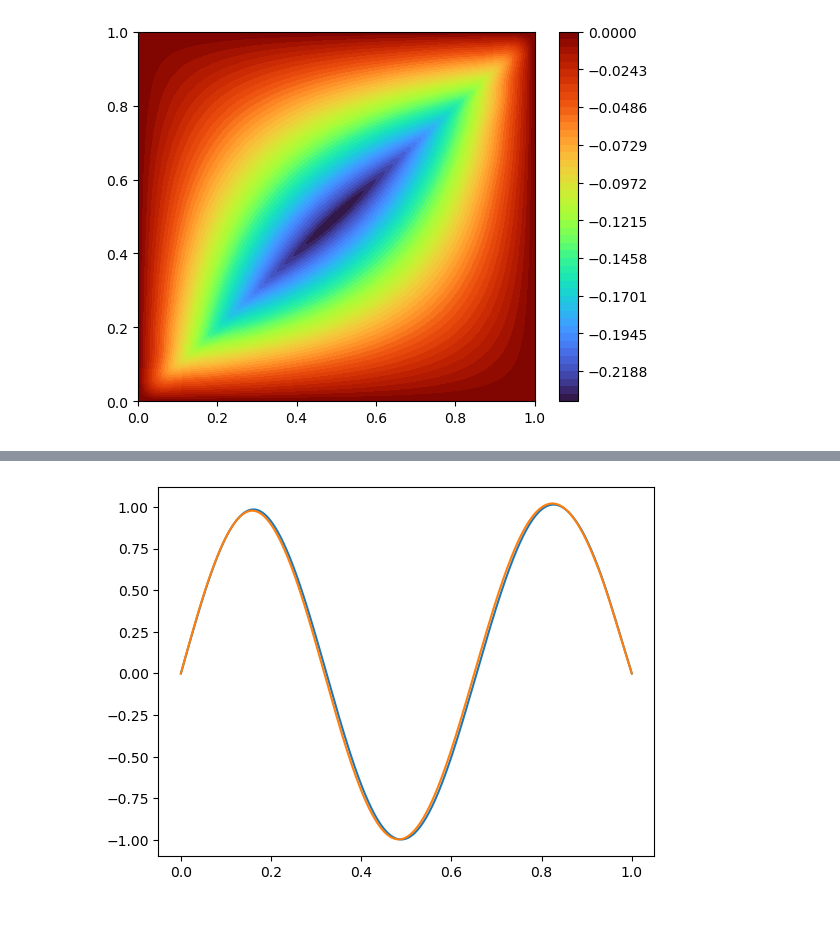
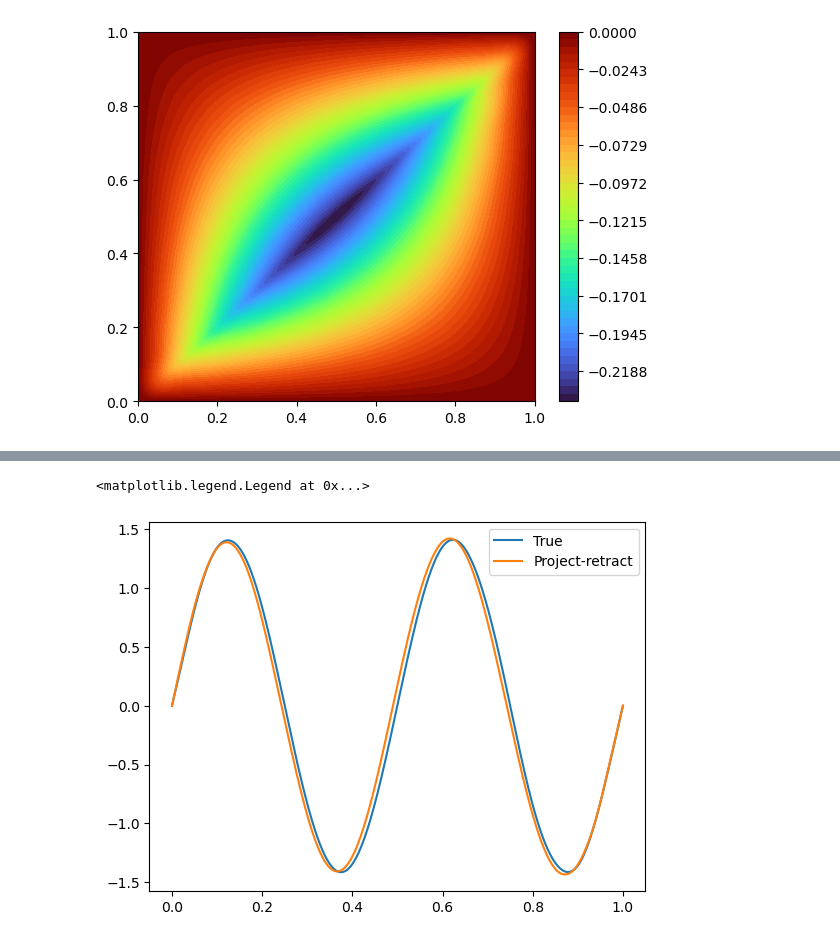
Before and after one commit to hsharsh/chebgreen, a Jupyter notebook: main/airy.ipynb, the cells around one changed output, grey strips where cells are left out. Saved outputs shown, nothing was run; the diff lists cells and outputs as text; code cells hidden in the pictures.

```diff
--- a/main/airy.ipynb
+++ b/main/airy.ipynb
@@ -173,3 +129,12 @@ array([[0.19386634, 0.        , 0.        ],
+# %%
+k = 30
+# %%
+U0,S0,V0 = airy.G[1].svd()
+U0 = U0[:,:k]
+V0 = V0[:k,:]
+S0 = S0[:k]
 # %%
 U,S,V = airy.G[5].svd()
-U = U[:,:3]
+U = U[:,:k]
+V = V[:k,:]
+S = S[:k]
@@ -210,7 +170,10 @@ U0[:,i].plot()
 # %%
 plt.figure()
-i = 2
-U2[:,i].plot()
-U[:,i].plot()
+i = 3
+order,signs = compute_order_and_signs(U0,U)
+U0[:,i].plot()
+(U*np.diag(signs))[:,i].plot()
+plt.legend(['True','Project-retract'])
 # %% [output]
+<matplotlib.legend.Legend at 0x...>
-[figure, old version]
+[figure, new version]
```
Also changed, not shown: parts of 29 cells of this notebook, 2 other files.
